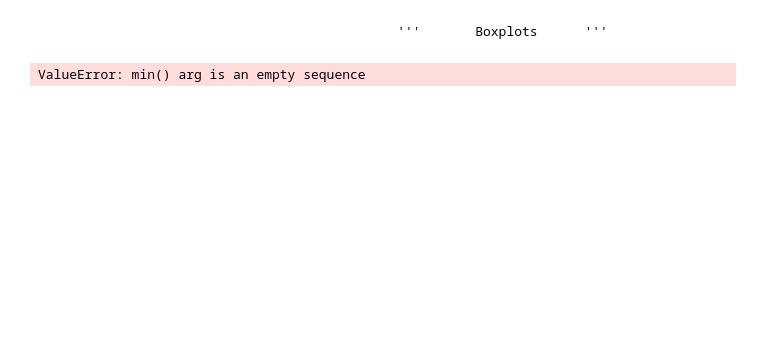
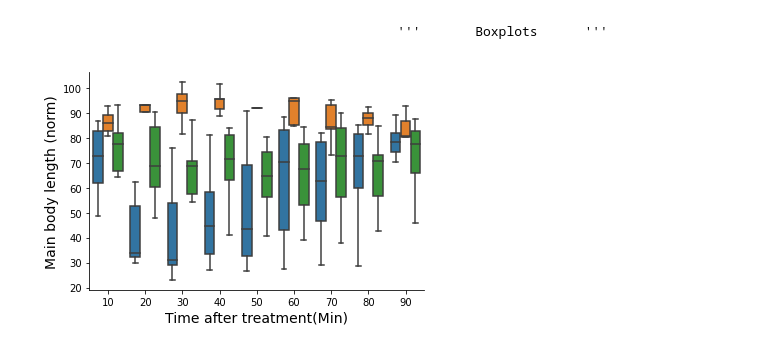
Before and after one commit to MorterzaAbbaszadeh/Dyskinesia_DLC_paper, a Jupyter notebook: Figures/kinematic_profiles.ipynb, the cells around one changed output. Saved outputs shown, nothing was run; the diff lists cells and outputs as text; code cells hidden in the pictures; blank space fills up the shorter version.

```diff
--- a/Figures/kinematic_profiles.ipynb
+++ b/Figures/kinematic_profiles.ipynb
@@ -46,23 +52,19 @@ np.unique(k_df.treatment)
-# %%
-
-
-#convert the drug names to functional tags
-k_df['treatment'] = k_df['treatment'].replace(['SKF'],'D1Ag', inplace=True)
-k_df['treatment'] = k_df['treatment'].replace(['SUM'],'D2Ag', inplace=True)
-k_df['treatment'] = k_df['treatment'].replace(['LID'],'LD-3mg', inplace=True)
-k_df.head()
 # %% [markdown]
                                                 '''       Boxplots      '''
+# %%
+#specify treatment groups
+
+dataframe=k_df[k_df['treatment'].isin(['D1Ag', 'LD-3mg', 'D2Ag'])]
 # %%
 
-ax=sns.boxplot(x='time', y='npy_ar', hue='treatment', data=k_df, showfliers=False, palette=visual_config.treatment_colors)
+ax=sns.boxplot(x='time', y='npy_ar', hue='treatment', data=dataframe, showfliers=False, palette=visual_config.treatment_colors)
+
 
 xlabel='Time after treatment(Min)'
 ylabel='Main body length (norm)'
 
 
-ax=visual_config.kinematic_box(ax, xlabel, ylabel, font=visual_config.label_font, legend=False)
-
+ax=visual_config.kinematic_box(ax, xlabel, ylabel, legend=False)
 plt.draw()
 # %% [output]
-ValueError: min() arg is an empty sequence
+[figure, added]
```
Also changed, not shown: parts of 3 cells of this notebook, 6 other files.
